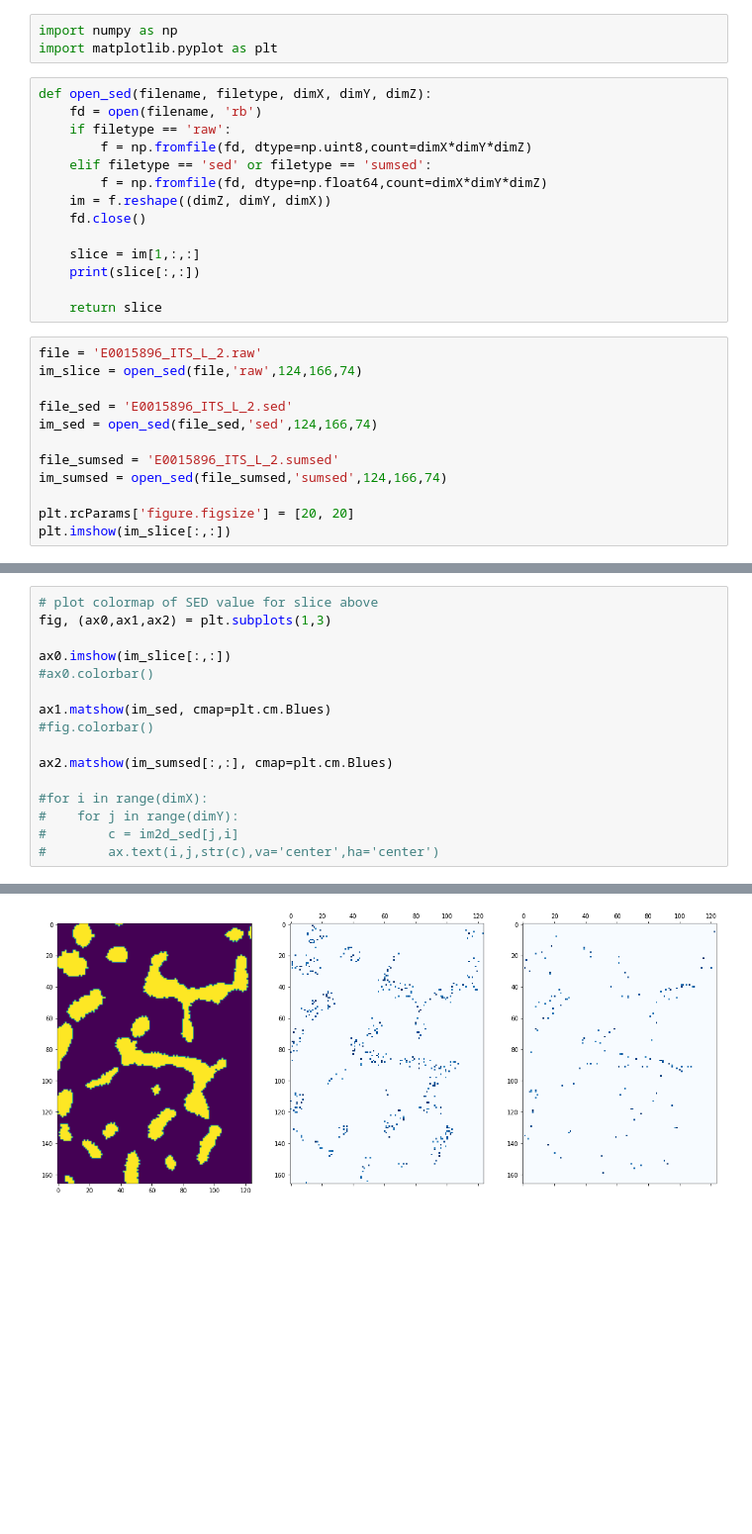
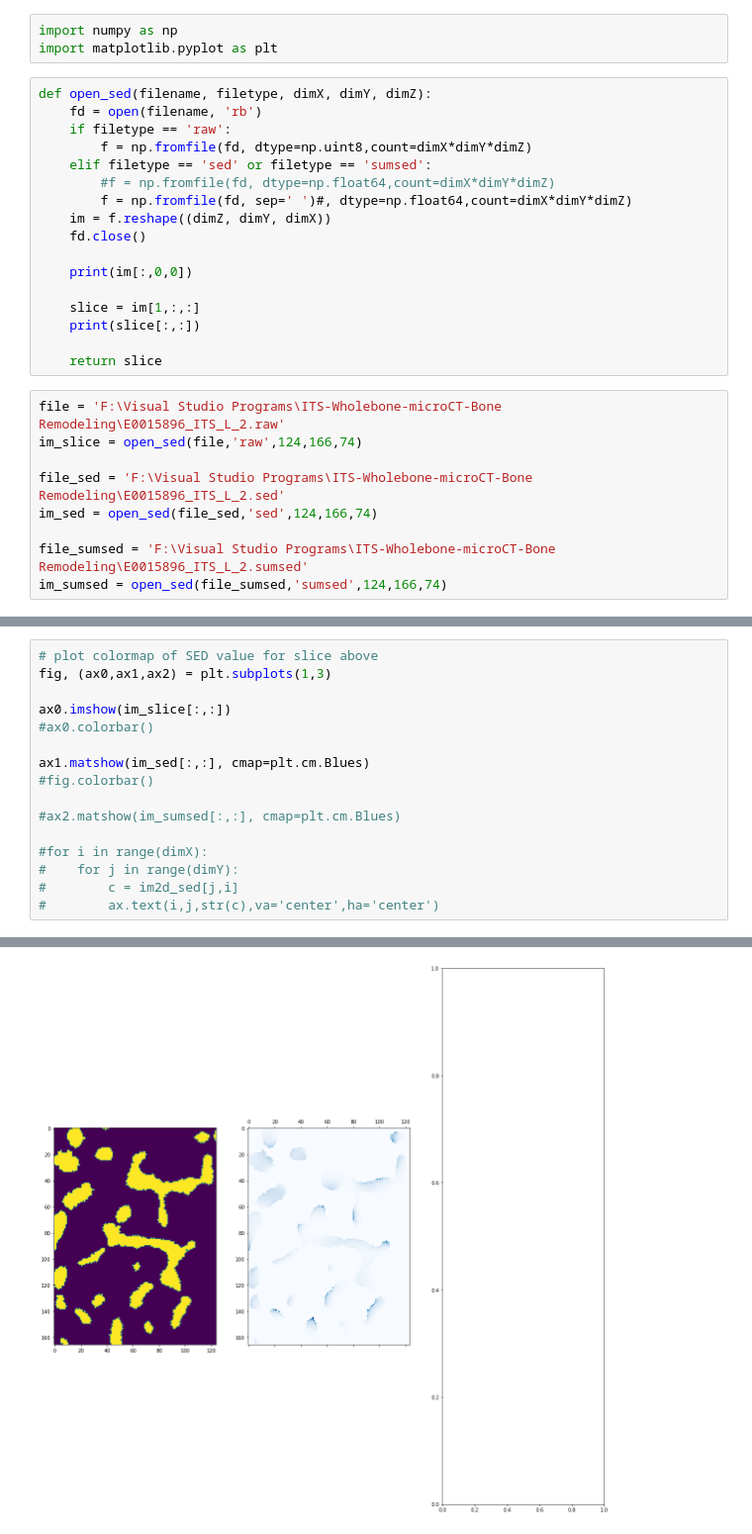
Before and after one commit to atdinescu/py_scripts, a Jupyter notebook: bone_remodeling_results.ipynb, the cells around one changed output, grey strips where cells are left out. Shown: that part at 99% size. Cells and saved outputs as stored; diff of their text form; blank space fills up the shorter version.

Commit message:
Need to remove null characters from sed file to read float correctly

```diff
--- a/bone_remodeling_results.ipynb
+++ b/bone_remodeling_results.ipynb
@@ -7,24 +7,24 @@ def open_sed(filename, filetype, dimX, dimY, dimZ):
     if filetype == 'raw':
         f = np.fromfile(fd, dtype=np.uint8,count=dimX*dimY*dimZ)
     elif filetype == 'sed' or filetype == 'sumsed':
-        f = np.fromfile(fd, dtype=np.float64,count=dimX*dimY*dimZ)
+        #f = np.fromfile(fd, dtype=np.float64,count=dimX*dimY*dimZ)
+        f = np.fromfile(fd, sep=' ')#, dtype=np.float64,count=dimX*dimY*dimZ)
     im = f.reshape((dimZ, dimY, dimX))
     fd.close()
+
+    print(im[:,0,0])
 
     slice = im[1,:,:]
     print(slice[:,:])
 
     return slice
 # %%
-file = 'E0015896_ITS_L_2.raw'
+file = 'F:\Visual Studio Programs\ITS-Wholebone-microCT-Bone Remodeling\E0015896_ITS_L_2.raw'
 im_slice = open_sed(file,'raw',124,166,74)
 
-file_sed = 'E0015896_ITS_L_2.sed'
+file_sed = 'F:\Visual Studio Programs\ITS-Wholebone-microCT-Bone Remodeling\E0015896_ITS_L_2.sed'
 im_sed = open_sed(file_sed,'sed',124,166,74)
 
-file_sumsed = 'E0015896_ITS_L_2.sumsed'
+file_sumsed = 'F:\Visual Studio Programs\ITS-Wholebone-microCT-Bone Remodeling\E0015896_ITS_L_2.sumsed'
 im_sumsed = open_sed(file_sumsed,'sumsed',124,166,74)
-
-plt.rcParams['figure.figsize'] = [20, 20]
-plt.imshow(im_slice[:,:])
 # %% [output]
@@ -50,22 +46,22 @@ plt.imshow(im_slice[:,:])
 # %%
 # plot colormap of SED value for slice above
 fig, (ax0,ax1,ax2) = plt.subplots(1,3)
 
 ax0.imshow(im_slice[:,:])
 #ax0.colorbar()
 
-ax1.matshow(im_sed, cmap=plt.cm.Blues)
+ax1.matshow(im_sed[:,:], cmap=plt.cm.Blues)
 #fig.colorbar()
 
-ax2.matshow(im_sumsed[:,:], cmap=plt.cm.Blues)
+#ax2.matshow(im_sumsed[:,:], cmap=plt.cm.Blues)
 
 #for i in range(dimX):
 #    for j in range(dimY):
 #        c = im2d_sed[j,i]
 #        ax.text(i,j,str(c),va='center',ha='center')
 # %% [output]
 <matplotlib.image.AxesImage at 0x...>
-[figure, old version]
+[figure, new version]
 # %%
 plt.hist(im_sed)
 # %% [output]
```
Also changed, not shown: parts of 3 cells of this notebook.
